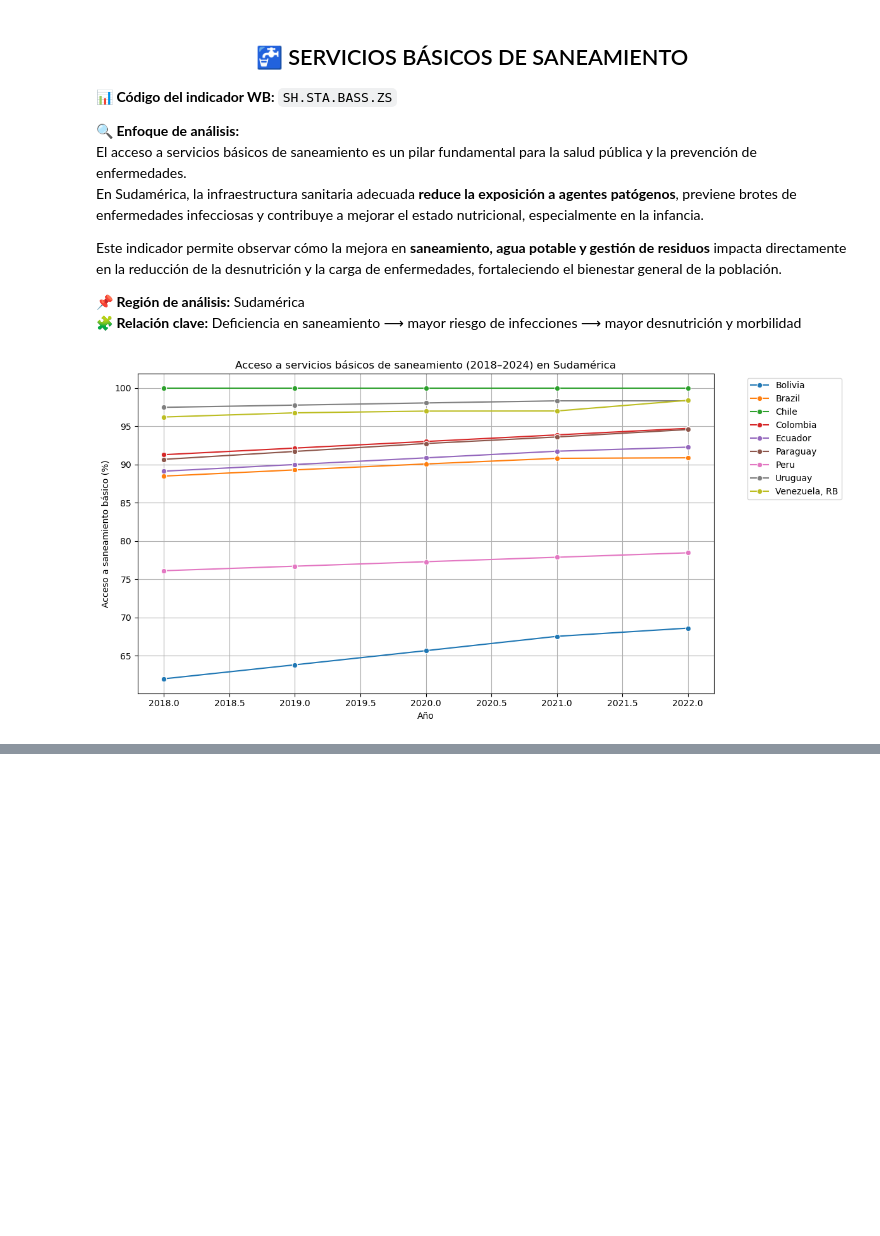
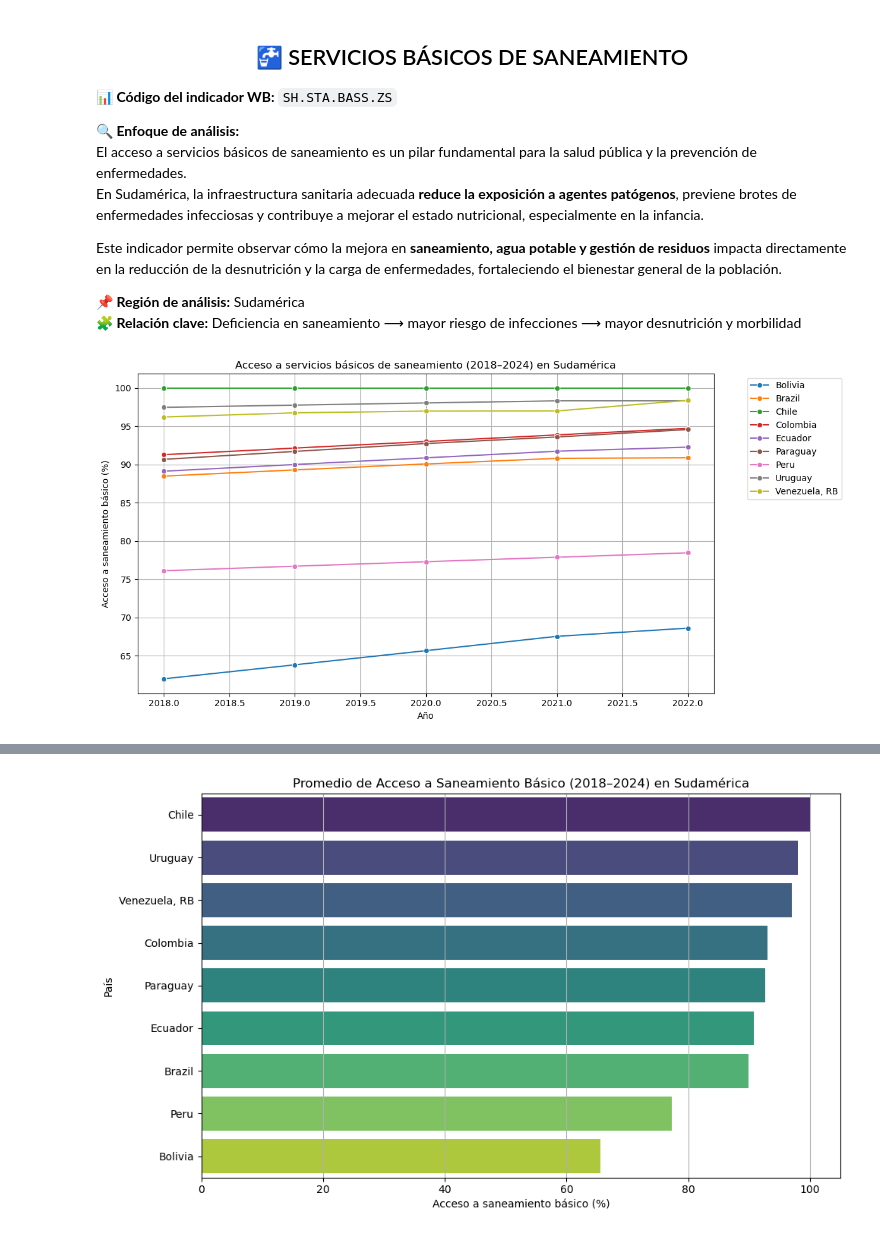
Before and after one commit to maricielo-hc/Grupo_11, a Jupyter notebook: Sanidad/Sanidad.ipynb, the cells around one changed output, grey strips where cells are left out. Saved outputs shown, nothing was run; the diff lists cells and outputs as text; code cells hidden in the pictures; blank space fills up the shorter version.

```diff
--- a/Sanidad/Sanidad.ipynb
+++ b/Sanidad/Sanidad.ipynb
@@ -13,14 +13,14 @@ Este indicador permite observar cómo la mejora en **saneamiento, agua potable y
 **🧩 Relación clave:** Deficiencia en saneamiento ⟶ mayor riesgo de infecciones ⟶ mayor desnutrición y morbilidad
 # %%
 # --- ANÁLISIS DE SERVICIOS BÁSICOS DE SANEAMIENTO EN SUDAMÉRICA ---
-
+# 1. Importar librerías
 import requests
 import pandas as pd
+import matplotlib.pyplot as plt
+import seaborn as sns
+import os
 
-# Configurar pandas para mostrar todas las filas sin truncar
-pd.set_option("display.max_rows", None)
-
-# 1. Definir la URL base y parámetros para la consulta a la API del Banco Mundial
+# 2. Definir la URL y parámetros para la API del Banco Mundial
 url_base = "https://api.worldbank.org/v2/country/all/indicator/SH.STA.BASS.ZS"
 params = {
     "format": "json",
@@ -28,15 +28,12 @@ params = {
     "page": 1
 }
 
-# Lista vacía para almacenar todos los datos recolectados de la API
+# 3. Descargar y procesar los datos
 todos_los_datos = []
-
-# 2. Realizar una primera consulta para saber cuántas páginas existen
 respuesta = requests.get(url_base, params=params)
 data = respuesta.json()
 paginas_totales = data[0]['pages']
 
-# 3. Recorrer todas las páginas de la API y extraer los registros válidos
 for pagina in range(1, paginas_totales + 1):
     params["page"] = pagina
     respuesta = requests.get(url_base, params=params)
@@ -50,36 +47,25 @@ for pagina in range(1, paginas_totales + 1):
                 "Acceso a saneamiento básico (%)": float(r["value"])
             })
 
-# 4. Crear un DataFrame con todos los datos recolectados
 df = pd.DataFrame(todos_los_datos)
 
-# 5. Definir los países sudamericanos que se desean analizar
+# 4. Filtrar países sudamericanos y años recientes
 paises_sudamericanos = [
     "Argentina", "Bolivia", "Brazil", "Chile", "Colombia", "Ecuador",
     "Paraguay", "Peru", "Uruguay", "Venezuela, RB"
 ]
-
-# 6. Filtrar el DataFrame para quedarnos solo con:
-#    - Países sudamericanos
-#    - Años entre 2018 y 2024
 df_filtrado = df[
     (df["País"].isin(paises_sudamericanos)) &
     (df["Año"].between(2018, 2024))
-]
+].sort_values(by=["País", "Año"])
 
-# 7. Ordenar los datos por país y por año (ascendente)
-df_filtrado = df_filtrado.sort_values(by=["País", "Año"], ascending=[True, True])
-
-# Mostrar el DataFrame final filtrado
-df_filtrado
-
-# Guardar la base de datos en Excel
+# 5. Guardar la base de datos filtrada
 df_filtrado.to_excel("Servicios_Basicos_Saneamiento.xlsx", index=False)
 
-# Visualización: Línea de tiempo del acceso a saneamiento básico
-import matplotlib.pyplot as plt
-import seaborn as sns
+# 6. Crear carpeta para gráficos si no existe
+os.makedirs("Graphs", exist_ok=True)
 
+# 7. Visualización: Línea de tiempo del acceso a saneamiento básico
 plt.figure(figsize=(12, 6))
 sns.lineplot(
     data=df_filtrado,
@@ -94,45 +80,27 @@ plt.xlabel("Año")
 plt.grid(True)
 plt.legend(bbox_to_anchor=(1.05, 1), loc='upper left')
 plt.tight_layout()
+plt.savefig("Graphs/linea_tiempo_saneamiento.png")
 plt.show()
 
-# Visualización interactiva con Plotly
-import plotly.express as px
-
-fig = px.line(
-    df_filtrado,
-    x="Año",
-    y="Acceso a saneamiento básico (%)",
-    color="País",
-    markers=True,
-    title="Acceso a servicios básicos de saneamiento (2018–2024) en Sudamérica"
-)
-fig.update_layout(
-    xaxis_title="Año",
-    yaxis_title="Acceso a saneamiento básico (%)",
-    hovermode="closest"
-)
-fig.show()
-
-# Análisis descriptivo: Promedio de acceso por país
+# 8. Análisis descriptivo: Promedio de acceso por país
 promedios = df_filtrado.groupby("País")["Acceso a saneamiento básico (%)"].mean().reset_index()
 promedios = promedios.sort_values(by="Acceso a saneamiento básico (%)", ascending=False)
-print(promedios)
 
 # Gráfico de barras horizontal del promedio
-fig = px.bar(
-    promedios,
+plt.figure(figsize=(10, 6))
+sns.barplot(
+    data=promedios,
     x="Acceso a saneamiento básico (%)",
     y="País",
-    orientation='h',
-    color="País",
-    title="Promedio de Acceso a Saneamiento Básico (2018–2024) en Sudamérica"
+    palette="viridis"
 )
-fig.update_layout(
-    xaxis_title="Acceso a saneamiento básico (%)",
-    yaxis_title="País",
-    yaxis={'categoryorder':'total ascending'}
-)
-fig.show()
+plt.title("Promedio de Acceso a Saneamiento Básico (2018–2024) en Sudamérica")
+plt.xlabel("Acceso a saneamiento básico (%)")
+plt.ylabel("País")
+plt.grid(axis='x')
+plt.tight_layout()
+plt.savefig("Graphs/promedio_acceso_saneamiento.png")
+plt.show()
 # %% [output]
 [figure]
@@ -148,0 +108 @@ fig.show()
+[figure, added]
```
Also changed, not shown: parts of 2 cells of this notebook, 3 other files.
